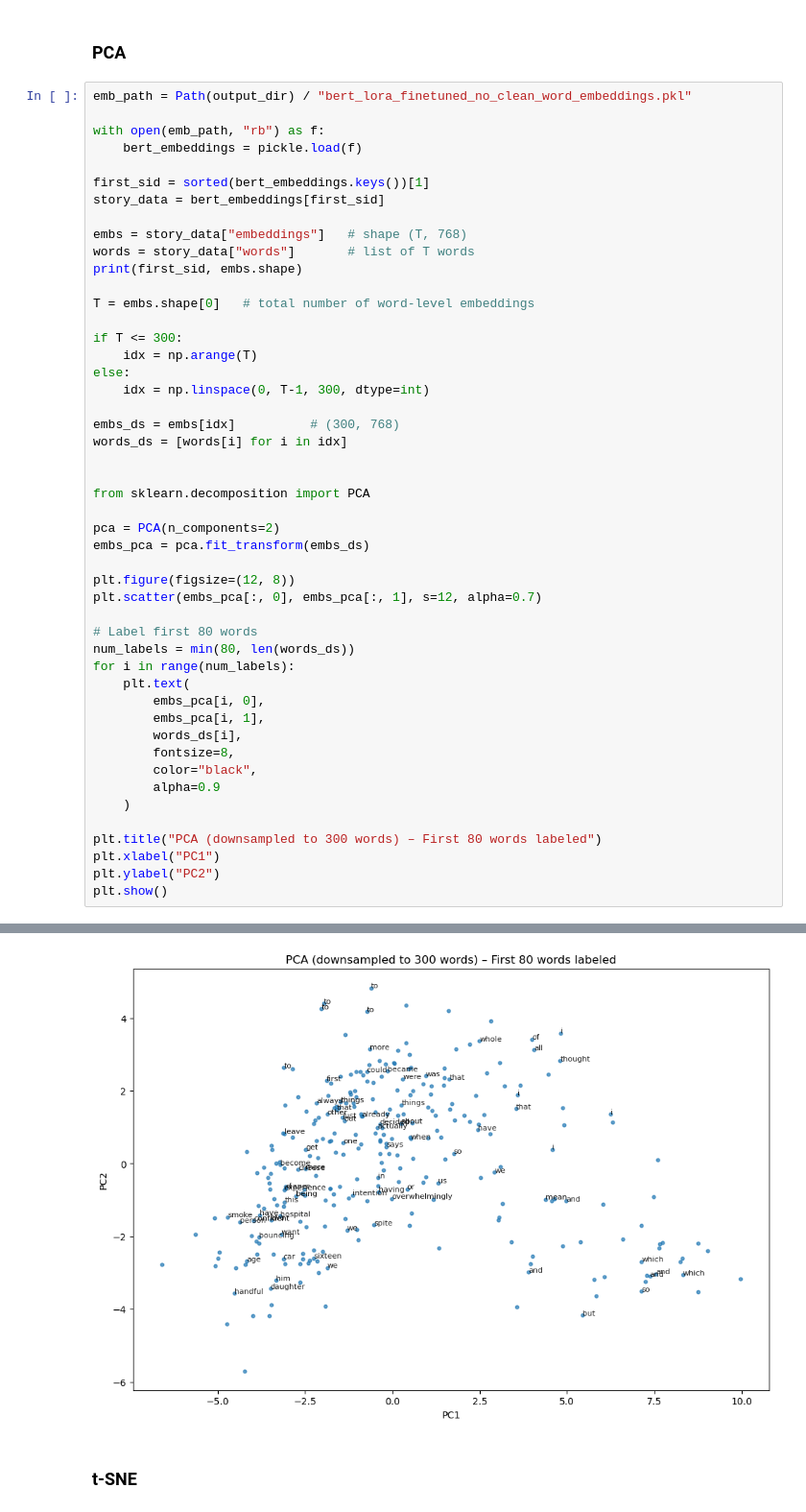
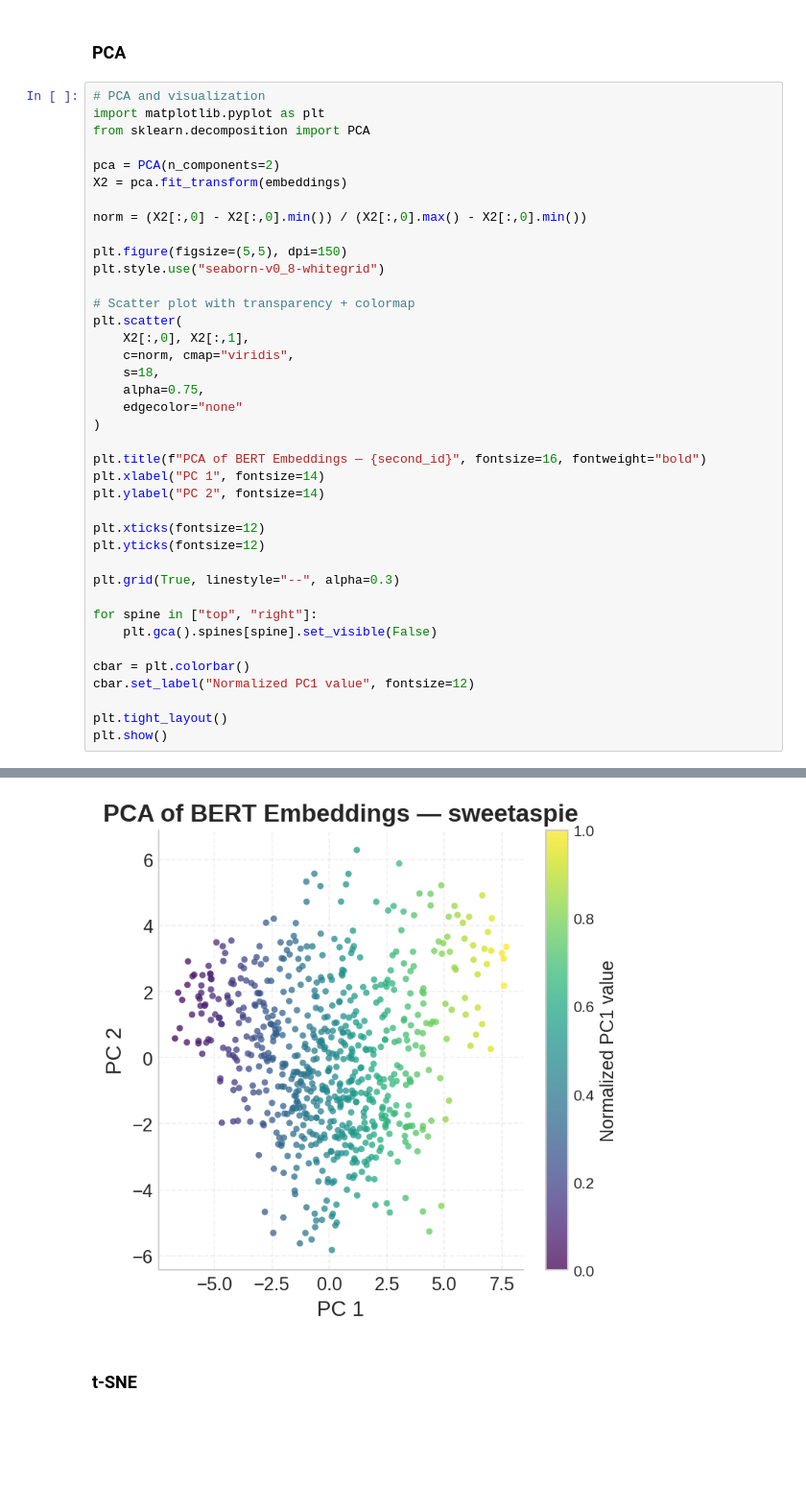
Before and after one commit to mkaeppel/stat215a_final, a Jupyter notebook: code/bert_finetuned_no_clean.ipynb, the cells around one changed output, grey strips where cells are left out. Shown at 96% size. Saved outputs shown, nothing was run; the diff lists cells and outputs as text; blank space fills up the shorter version.

Commit message:
minor modifications in visualization code

```diff
--- a/code/bert_finetuned_no_clean.ipynb
+++ b/code/bert_finetuned_no_clean.ipynb
@@ -361,51 +404,42 @@ Processing story: sloth, #words = 2403
 # %% [markdown]
 ### PCA
 # %%
-emb_path = Path(output_dir) / "bert_lora_finetuned_no_clean_word_embeddings.pkl"
-
-with open(emb_path, "rb") as f:
-    bert_embeddings = pickle.load(f)
-
-first_sid = sorted(bert_embeddings.keys())[1]
-story_data = bert_embeddings[first_sid]
-
-embs = story_data["embeddings"]   # shape (T, 768)
-words = story_data["words"]       # list of T words
-print(first_sid, embs.shape)
-
-T = embs.shape[0]   # total number of word-level embeddings
-
-if T <= 300:
-    idx = np.arange(T)
-else:
-    idx = np.linspace(0, T-1, 300, dtype=int)
-
-embs_ds = embs[idx]          # (300, 768)
-words_ds = [words[i] for i in idx]
-
-
+# PCA and visualization
+import matplotlib.pyplot as plt
 from sklearn.decomposition import PCA
 
 pca = PCA(n_components=2)
-embs_pca = pca.fit_transform(embs_ds)
+X2 = pca.fit_transform(embeddings)
 
-plt.figure(figsize=(12, 8))
-plt.scatter(embs_pca[:, 0], embs_pca[:, 1], s=12, alpha=0.7)
+norm = (X2[:,0] - X2[:,0].min()) / (X2[:,0].max() - X2[:,0].min())
 
-# Label first 80 words
-num_labels = min(80, len(words_ds))
-for i in range(num_labels):
-    plt.text(
-        embs_pca[i, 0],
-        embs_pca[i, 1],
-        words_ds[i],
-        fontsize=8,
-        color="black",
-        alpha=0.9
-    )
+plt.figure(figsize=(5,5), dpi=150)
+plt.style.use("seaborn-v0_8-whitegrid")
 
-plt.title("PCA (downsampled to 300 words) – First 80 words labeled")
-plt.xlabel("PC1")
-plt.ylabel("PC2")
+# Scatter plot with transparency + colormap
+plt.scatter(
+    X2[:,0], X2[:,1],
+    c=norm, cmap="viridis",
+    s=18,
+    alpha=0.75,
+    edgecolor="none"
+)
+
+plt.title(f"PCA of BERT Embeddings — {second_id}", fontsize=16, fontweight="bold")
+plt.xlabel("PC 1", fontsize=14)
+plt.ylabel("PC 2", fontsize=14)
+
+plt.xticks(fontsize=12)
+plt.yticks(fontsize=12)
+
+plt.grid(True, linestyle="--", alpha=0.3)
+
+for spine in ["top", "right"]:
+    plt.gca().spines[spine].set_visible(False)
+
+cbar = plt.colorbar()
+cbar.set_label("Normalized PC1 value", fontsize=12)
+
+plt.tight_layout()
 plt.show()
 # %% [output]
@@ -413,4 +446,4 @@ adventuresinsayingyes (2309, 768)
-[figure, old version]
+[figure, new version]
 # %% [markdown]
 ### t-SNE
 # %%
```
Also changed, not shown: parts of 4 cells of this notebook, 4 other files.
